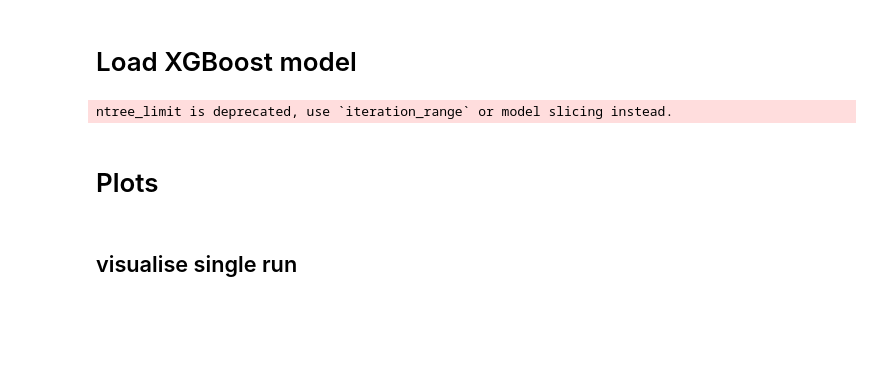
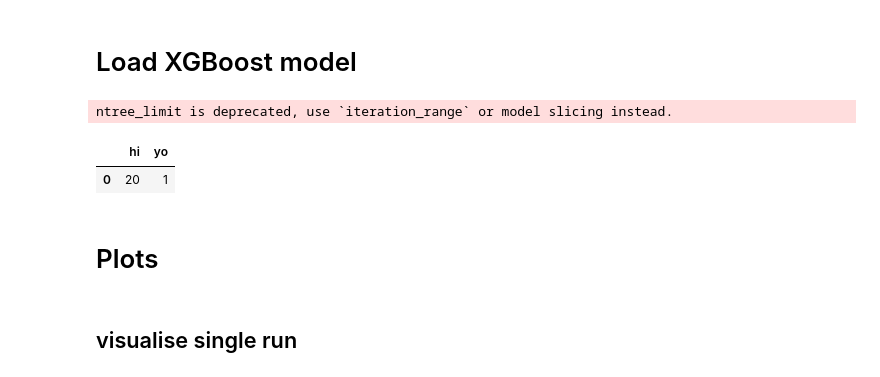
Before and after one commit to nt409/quant-res-doses, a Jupyter notebook: notebooks/010_shap_scan_all.ipynb, the cells around one changed output. Cells and saved outputs as stored; diff of their text form; code cells hidden in the pictures; blank space fills up the shorter version.

```diff
--- a/notebooks/010_shap_scan_all.ipynb
+++ b/notebooks/010_shap_scan_all.ipynb
@@ -77,6 +77,13 @@ explainer = shap.Explainer(model)
 shap_values = explainer(X)
 # %% [output]
 ntree_limit is deprecated, use `iteration_range` or model slicing instead.
+# %%
+df2 = pd.DataFrame(dict(hi=[20], yo=[1]))
+# %%
+df2.filter(regex='^(?!(hi)*')
+# %% [output]
+|  | hi | yo |
+| 0 | 20 | 1 |
 # %% [markdown]
 # Plots
 # %% [markdown]
```
Also changed, not shown: 1 other file.
